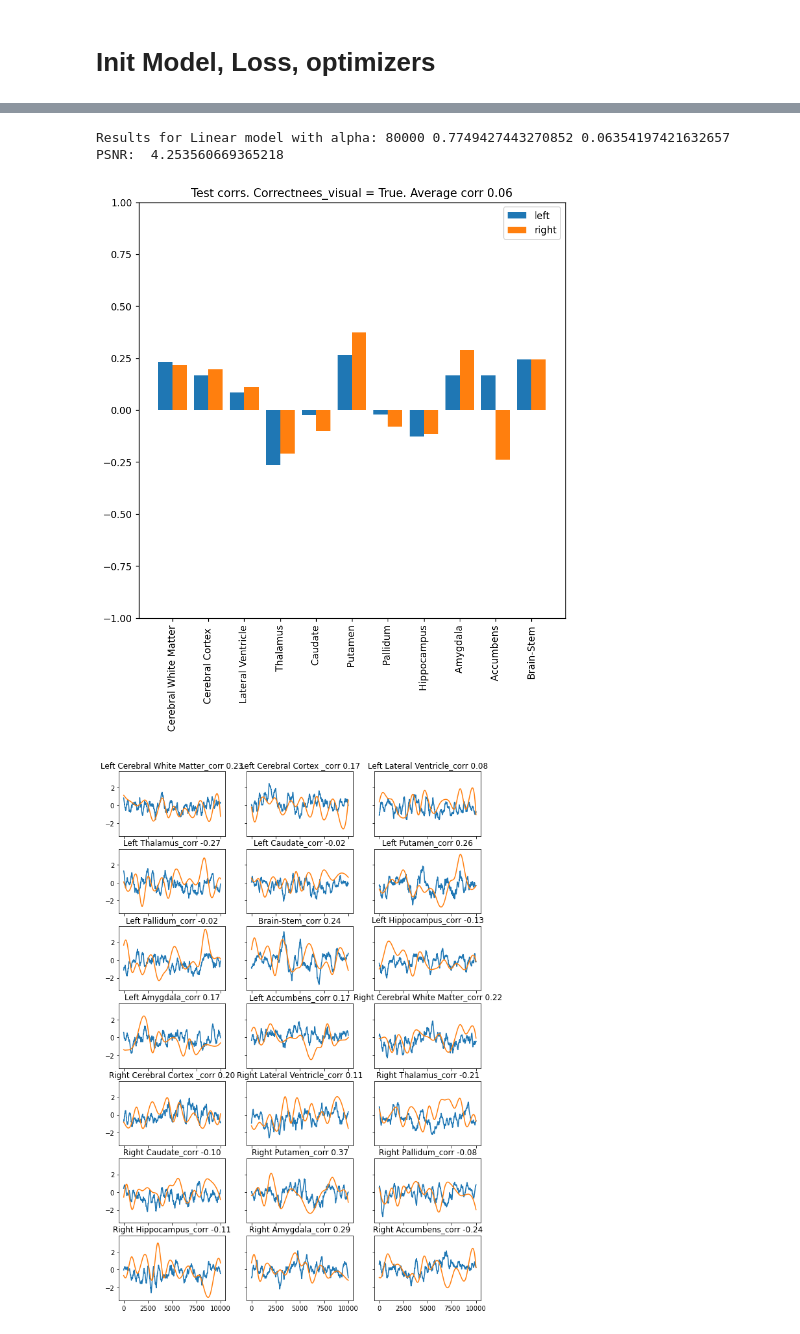
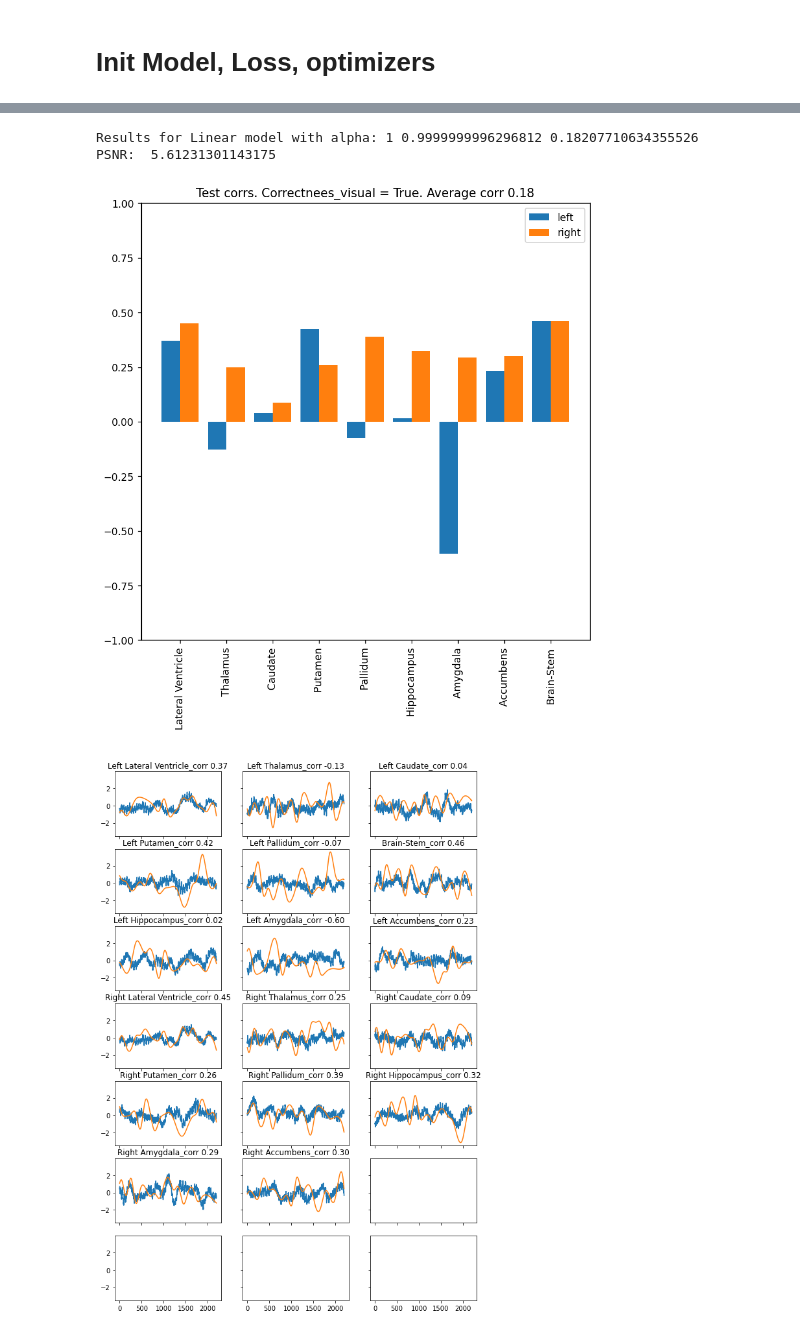
Before and after one commit to kovalalvi/beira, a Jupyter notebook: notebook/Simple_model_test_1.ipynb, the cells around one changed output, grey strips where cells are left out. Cells and saved outputs as stored; diff of their text form; code cells hidden in the pictures.

```diff
--- a/notebook/Simple_model_test_1.ipynb
+++ b/notebook/Simple_model_test_1.ipynb
@@ -66,7 +69,7 @@ config = dict(
                 to_many = False,
                 random_subsample = False,
                 sample_per_epoch = None,
-                WINDOW_SIZE = 250*20,
+                WINDOW_SIZE = 50*16,
 
                 optimizer=None,
                 lr=None,
@@ -79,8 +82,8 @@ config = dict(
 
 
 hp_model = dict(alpha=10,  # parameter of L2
-                inp_stride=500, # additional downsampling for Linear Model
-                step = 25 # we can not terain on all train data.
+                inp_stride=50, # additional downsampling for Linear Model
+                step = 10 # we can not terain on all train data.
                )
 
 
@@ -96,15 +99,15 @@ params_val = {'batch_size': config['batch_size'],
 # Upload preprocessed dataset from np files.
 It should accelerate speed of experiments.
 # %%
-with open("labels_roi.json", 'r') as f:
+with open("../data/preproc/labels_roi_17.json", 'r') as f:
     labels_roi = json.load(f)
 
 
 if config['dataset_name']=='CWL':
-    dataset_path = '../data/dataset_cwl_250_hz.npz'
+    dataset_path = '../data/preproc/CWL/trio1_CWL_250_hz_17_roi_1_49_freqs.npz'
 
 elif config['dataset_name']=='NODDI':
-    dataset_path = '../data/dataset_NODDI_250_hz.npz'
+    dataset_path = '../data/preproc/NODDI/32_NODDI_50_hz_17_roi_1_49_freqs.npz'
 else:
     print('no such dataset')
 
@@ -206,8 +209,8 @@ x_train, y_train = torch_dataset_train.get_full_dataset(inp_stride=config['inp_s
 x_test, y_test = torch_dataset_test.get_full_dataset(inp_stride=config['inp_stride'],
                                                      step=1)
 
-# x_train = np.log(x_train + 0.000001)
-# x_test = np.log(x_test + 0.000001)
+x_train = np.log(x_train + 1e-5)
+x_test = np.log(x_test + 1e-5)
 
 # pca = PCA(n_components=2)
 # pca.fit(X)
@@ -241,7 +244,7 @@ def PSNR(original, compressed):
     psnr = 20 * np.log10(max_pixel / np.sqrt(mse))
     return psnr
 # %%
-config['alpha'] = 80000
+config['alpha'] = 1
 
 # init model
 ridge_model_func = simple_models.get_Ridge_init_func(config['alpha'])
@@ -272,4 +275,4 @@ print('PSNR: ', np.mean([PSNR(y, y_hat) for y, y_hat in zip(dataset_test[1].T, y
-Results for Linear model with alpha: 80000 0.7749427443270852 0.06354197421632657
-PSNR:  4.253560669365218
+Results for Linear model with alpha: 1 0.9999999996296812 0.18207710634355526
+PSNR:  5.61231301143175
-[figure, old version]
+[figure, new version]
-[figure, old version]
+[figure, new version]
```
Also changed, not shown: parts of 7 cells of this notebook, 10 other files.
